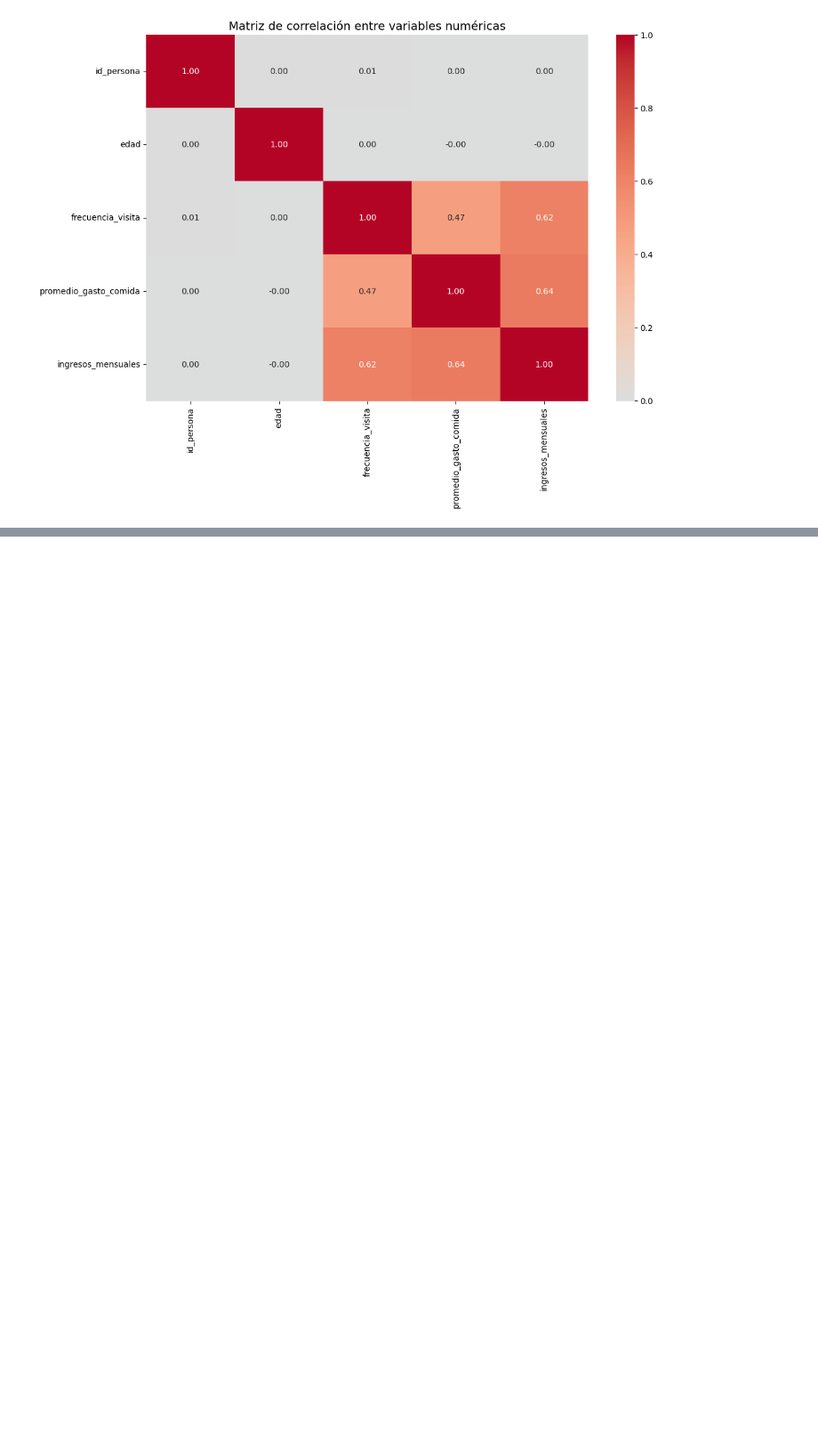
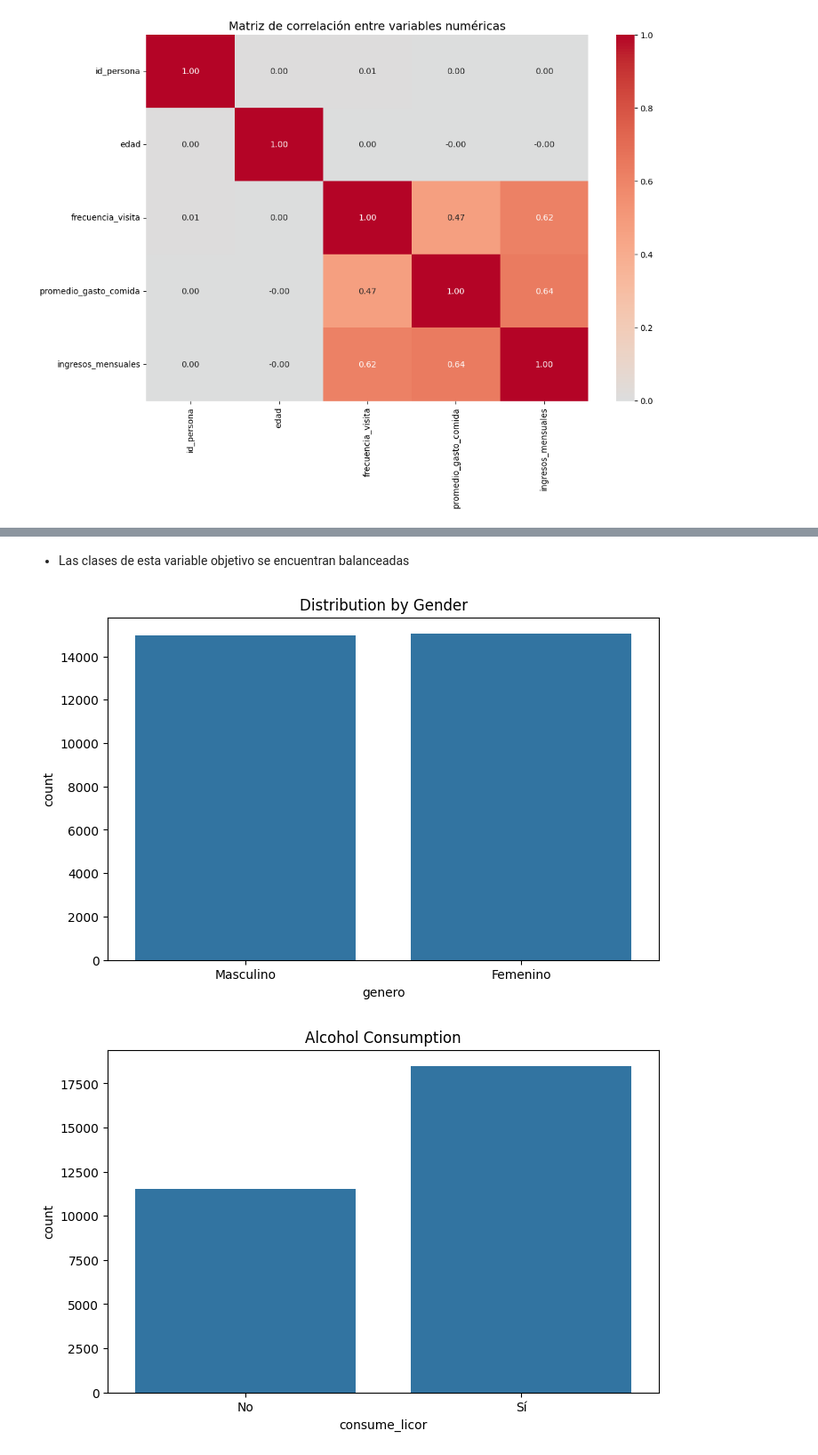
Before and after one commit to 1pperalta/mlops_final, a Jupyter notebook: notebooks/exp.ipynb, the cells around one changed output, grey strips where cells are left out. Shown at 89% size. Saved outputs shown, nothing was run; the diff lists cells and outputs as text; code cells hidden in the pictures; blank space fills up the shorter version.

```diff
--- a/notebooks/exp.ipynb
+++ b/notebooks/exp.ipynb
@@ -220,0 +271,41 @@ plt.show()
+# %% [markdown]
+- Las clases de esta variable objetivo se encuentran balanceadas
+# %%
+# Example: Plot each one individually
+plt.figure(figsize=(8, 5))
+sns.countplot(data=df, x='genero')
+plt.title('Distribution by Gender')
+plt.show()
+
+plt.figure(figsize=(8, 5))
+sns.countplot(data=df, x='consume_licor')
+plt.title('Alcohol Consumption')
+plt.show()
+
+plt.figure(figsize=(10, 5))
+sns.countplot(data=df, x='tipo_de_pago_mas_usado')
+plt.title('Payment Method')
+plt.show()
+
+plt.figure(figsize=(10, 5))
+sns.countplot(data=df, x='ciudad_residencia')
+plt.title('City')
+plt.show()
+
+plt.figure(figsize=(10, 5))
+sns.countplot(data=df, x='estrato_socioeconomico')
+plt.title('Estrato Socioeconomico')
+plt.show()
+
+plt.figure(figsize=(10, 5))
+sns.countplot(data=df, x='frecuencia_visita')
+plt.title('Frecuencia de visita')
+plt.show()
+
+plt.figure(figsize=(10, 5))
+sns.countplot(data=df, x='preferencias_alimenticias')
+plt.title('Preferencias Alimenticias')
+plt.show()
+# %% [output]
+[figure, added]
+[figure, added]
```
Also changed, not shown: parts of 9 cells of this notebook.
